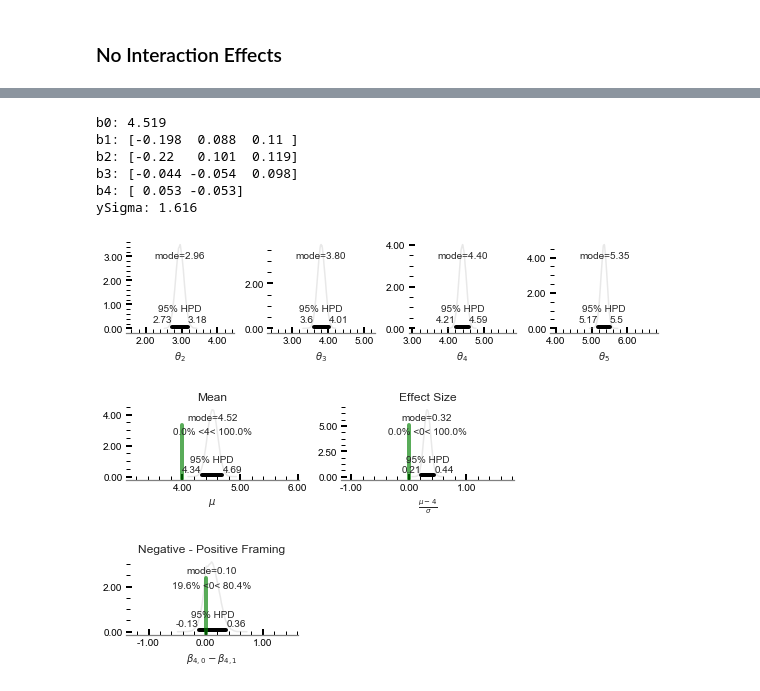
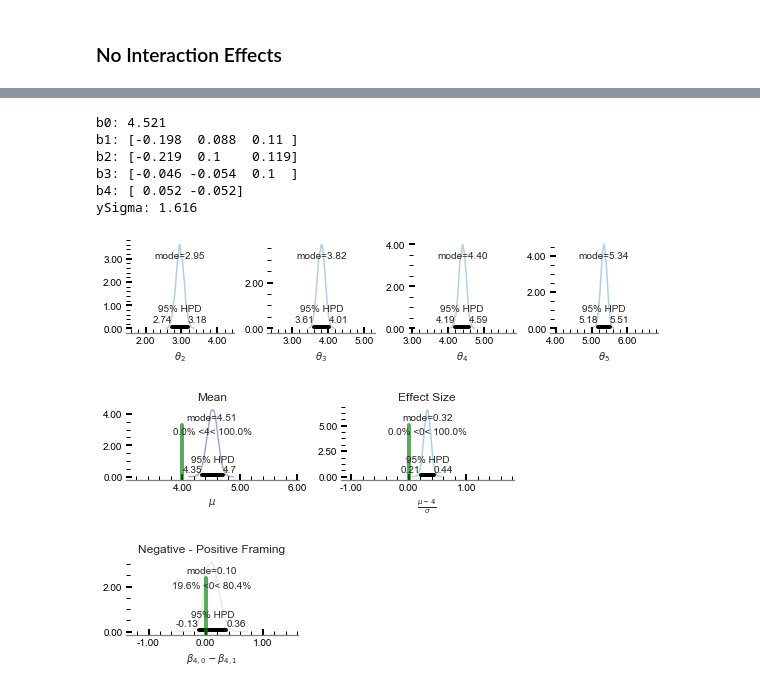
Before and after one commit to CrowdDynamicsLab/ComicPersuasion, a Jupyter notebook: Paper Draft/LaTeX/hari-code/new experiments, sep 2018.ipynb, the cells around one changed output, grey strips where cells are left out. Cells and saved outputs as stored; diff of their text form; code cells hidden in the pictures.

```diff
--- a/Paper Draft/LaTeX/hari-code/new experiments, sep 2018.ipynb
+++ b/Paper Draft/LaTeX/hari-code/new experiments, sep 2018.ipynb
@@ -253,7 +253,7 @@ with pm.Model() as ordinal_factor_model_main:
 # %%
 with ordinal_factor_model_main:
     step1 = pm.Metropolis()
-    trace = pm.sample(100000, step=step1)
+    trace = pm.sample(10000, step=step1)
 # %% [output]
 Multiprocess sampling (4 chains in 4 jobs)
 CompoundStep
@@ -312,11 +335,11 @@ print('b4: {}'.format(np.mean(b4, axis=1).round(3)))
 # print('b5: {}'.format(np.mean(b5, axis=1).round(3)))
 print('ySigma: {}'.format(np.mean(trace['ySigma']).round(3)))
 # %% [output]
-b0: 4.519
+b0: 4.521
 b1: [-0.198  0.088  0.11 ]
-b2: [-0.22   0.101  0.119]
-b3: [-0.044 -0.054  0.098]
-b4: [ 0.053 -0.053]
+b2: [-0.219  0.1    0.119]
+b3: [-0.046 -0.054  0.1  ]
+b4: [ 0.052 -0.052]
 ySigma: 1.616
 # %%
 sigma = trace['ySigma']
@@ -337,7 +360,7 @@ pm.plot_posterior(
     point_estimate='mode',
     kde_plot='True',
     round_to=2,
-    color='0.75',
+#     color='0.75',
     ax=axs3[0],
     text_size=10)
 pm.plot_posterior(
@@ -345,14 +368,14 @@ pm.plot_posterior(
     point_estimate='mode',
     kde_plot='True',
     round_to=2,
-    color='0.75',
+#     color='0.75',
     ax=axs3[1],
     text_size=10)
 pm.plot_posterior(
     trace['theta_missing'][:, 2],
     point_estimate='mode',
     kde_plot='True',
-    color='0.75',
+#     color='0.75',
     round_to=2,
     ax=axs3[2],
     text_size=10)
@@ -360,7 +383,7 @@ pm.plot_posterior(
     trace['theta_missing'][:, 3],
     point_estimate='mode',
     kde_plot='True',
-    color='0.75',
+#     color='0.75',
     ax=axs3[3],
     round_to=2,
     text_size=10)
@@ -396,7 +419,7 @@ pm.plot_posterior(
     b0,
     point_estimate='mode',
     kde_plot='True',
-    color='0.75',
+#     color='0.75',
     ax=axs2[0],
     ref_val=4,
     round_to=2,
@@ -405,7 +428,7 @@ pm.plot_posterior(
     nm,
     point_estimate='mode',
     kde_plot='True',
-    color='0.75',
+#     color='0.75',
     ax=axs2[1],
     ref_val=0,
     round_to=2,
@@ -417,35 +440,35 @@ axs2[0].set_xlim([b0m - 1.5, b0m + 1.5])
 axs2[0].set_xlabel(r'$\mu$')
 
 axs2[1].set_title(r"Effect Size")
 nmm = np.mean(nm)
 axs2[1].set_xlim([nmm - 1.5, nmm + 1.5])
 axs2[1].set_xlabel(r'$\frac{\mu-4}{\sigma}$')
 
 axs2[0].xaxis.set_major_formatter(FormatStrFormatter('%.2f'))
 axs2[0].yaxis.set_major_formatter(FormatStrFormatter('%.2f'))
 axs2[0].tick_params(
     direction='in', length=6, width=2, colors='k', which='major')
 axs2[0].tick_params(
     direction='in', length=4, width=1, colors='k', which='minor')
 axs2[0].xaxis.set_ticks_position('bottom')
 axs2[0].yaxis.set_ticks_position('left')
 axs2[0].minorticks_on()
 
 axs2[1].xaxis.set_major_formatter(FormatStrFormatter('%.2f'))
 axs2[1].yaxis.set_major_formatter(FormatStrFormatter('%.2f'))
 axs2[1].tick_params(
     direction='in', length=6, width=2, colors='k', which='major')
 axs2[1].tick_params(
     direction='in', length=4, width=1, colors='k', which='minor')
 axs2[1].xaxis.set_ticks_position('bottom')
 axs2[1].yaxis.set_ticks_position('left')
 axs2[1].minorticks_on()
 
 fig2.tight_layout()
 #fig2.savefig("factors_mean_effect_main-noint.pdf")
 # %% [output]
-[figure, old version]
+[figure, new version]
-[figure, old version]
+[figure, new version]
 # %%
 #framing contrast
 contrast = b4[0, :] - b4[1, :]
```
Also changed, not shown: parts of 3 cells of this notebook, 2 other files.
